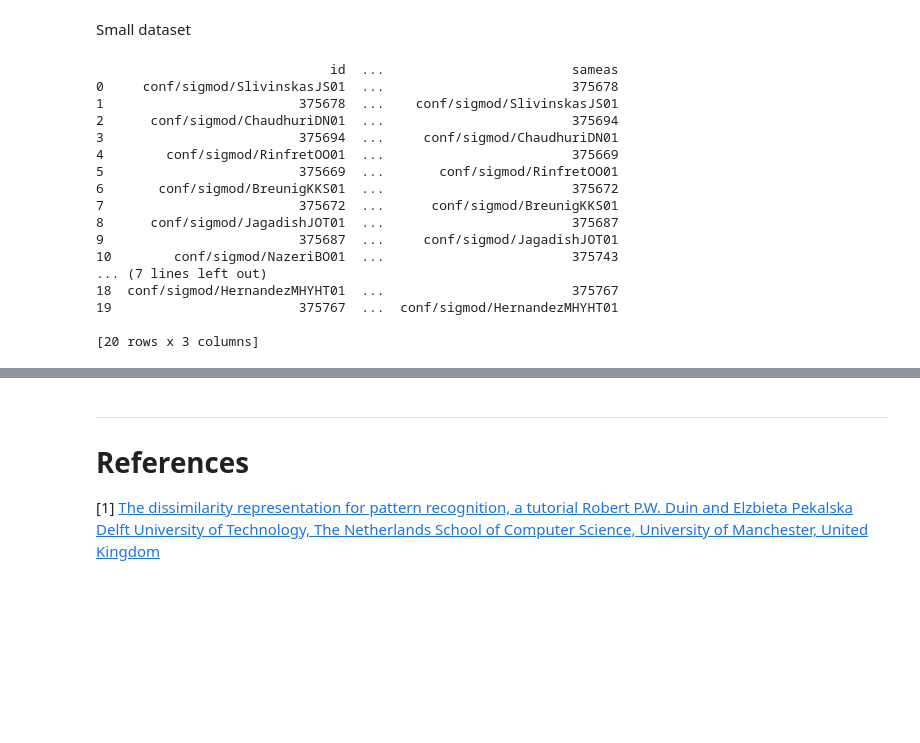
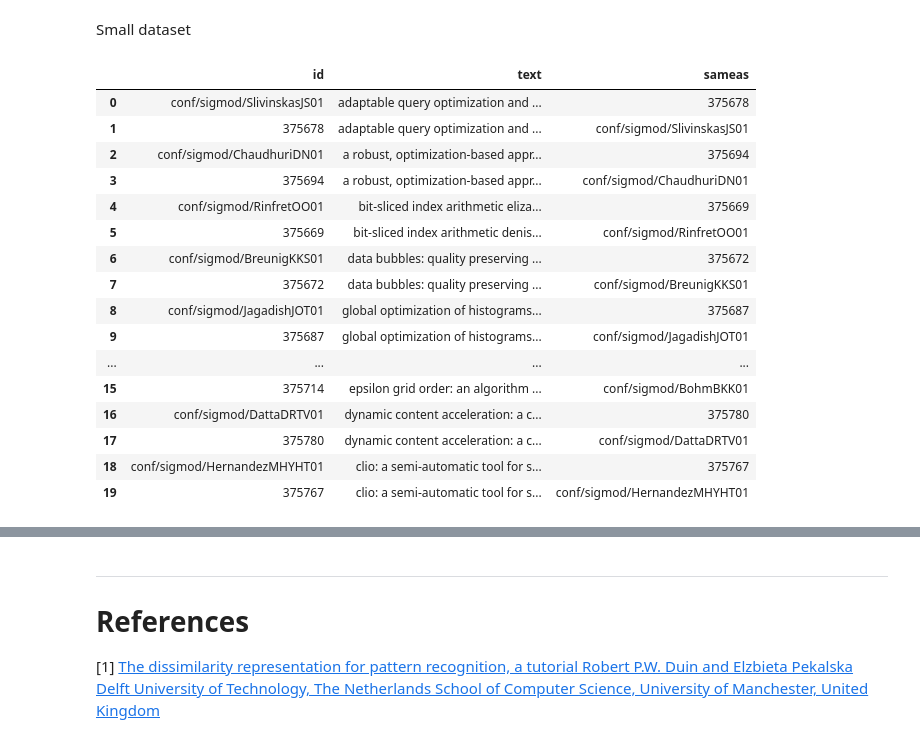
Before and after one commit to Nikoletos-K/WinnER, a Jupyter notebook: Thesis_Notebook_Colab_Code_Only.ipynb, the cells around one changed output, grey strips where cells are left out. Drawn from its saved outputs; the diff is of its cells as text; code cells hidden in the pictures; blank space fills up the shorter version.

```diff
--- a/Thesis_Notebook_Colab_Code_Only.ipynb
+++ b/Thesis_Notebook_Colab_Code_Only.ipynb
@@ -656,51 +667,52 @@ Small dataset
 # %%
 text = []
 id = []
 sameas = []
 true_labels = []
 data = {'id':[],'text':[],'sameas':[]}
 index = 0
 
 for _,row in perfect_mapping.head(10).iterrows():
 
   # DBLP
   dplp_row = dblp.loc[dblp.id == row['idDBLP'],['title','authors','venue','year']].values.flatten().tolist()
   id.append(row['idDBLP'])
   sameas.append(row['idACM'])
   dplp_row = preprocess(dplp_row)
   text.append(dplp_row)
 
   # ACM
   acm_row = acm.loc[acm.id == row['idACM'],['title','authors','venue','year']].values.flatten().tolist()
   acm_row = preprocess(acm_row)
   text.append(acm_row)
   id.append(row['idACM'])
   sameas.append(row['idDBLP'])
 
 data['id'] = id
 data['text'] = text
 data['sameas'] = sameas
 
 dataset=pd.DataFrame(data)
-print(dataset)
+# print(dataset)
+dataset
 # %% [output]
-                              id  ...                        sameas
-0     conf/sigmod/SlivinskasJS01  ...                        375678
-1                         375678  ...    conf/sigmod/SlivinskasJS01
-2      conf/sigmod/ChaudhuriDN01  ...                        375694
-3                         375694  ...     conf/sigmod/ChaudhuriDN01
-4        conf/sigmod/RinfretOO01  ...                        375669
-5                         375669  ...       conf/sigmod/RinfretOO01
-6       conf/sigmod/BreunigKKS01  ...                        375672
-7                         375672  ...      conf/sigmod/BreunigKKS01
-8      conf/sigmod/JagadishJOT01  ...                        375687
-9                         375687  ...     conf/sigmod/JagadishJOT01
-10        conf/sigmod/NazeriBO01  ...                        375743
-... (7 lines left out)
-18  conf/sigmod/HernandezMHYHT01  ...                        375767
-19                        375767  ...  conf/sigmod/HernandezMHYHT01
-
-[20 rows x 3 columns]
+|  | id | text | sameas |
+| 0 | conf/sigmod/SlivinskasJS01 | adaptable query optimization and ... | 375678 |
+| 1 | 375678 | adaptable query optimization and ... | conf/sigmod/SlivinskasJS01 |
+| 2 | conf/sigmod/ChaudhuriDN01 | a robust, optimization-based appr... | 375694 |
+| 3 | 375694 | a robust, optimization-based appr... | conf/sigmod/ChaudhuriDN01 |
+| 4 | conf/sigmod/RinfretOO01 | bit-sliced index arithmetic eliza... | 375669 |
+| 5 | 375669 | bit-sliced index arithmetic denis... | conf/sigmod/RinfretOO01 |
+| 6 | conf/sigmod/BreunigKKS01 | data bubbles: quality preserving ... | 375672 |
+| 7 | 375672 | data bubbles: quality preserving ... | conf/sigmod/BreunigKKS01 |
+| 8 | conf/sigmod/JagadishJOT01 | global optimization of histograms... | 375687 |
+| 9 | 375687 | global optimization of histograms... | conf/sigmod/JagadishJOT01 |
+| ... | ... | ... | ... |
+| 15 | 375714 | epsilon grid order: an algorithm ... | conf/sigmod/BohmBKK01 |
+| 16 | conf/sigmod/DattaDRTV01 | dynamic content acceleration: a c... | 375780 |
+| 17 | 375780 | dynamic content acceleration: a c... | conf/sigmod/DattaDRTV01 |
+| 18 | conf/sigmod/HernandezMHYHT01 | clio: a semi-automatic tool for s... | 375767 |
+| 19 | 375767 | clio: a semi-automatic tool for s... | conf/sigmod/HernandezMHYHT01 |
 # %%
 model = RankedWTAHash(
     max_numberOf_clusters = 10,
```
Also changed, not shown: parts of 18 cells of this notebook.
